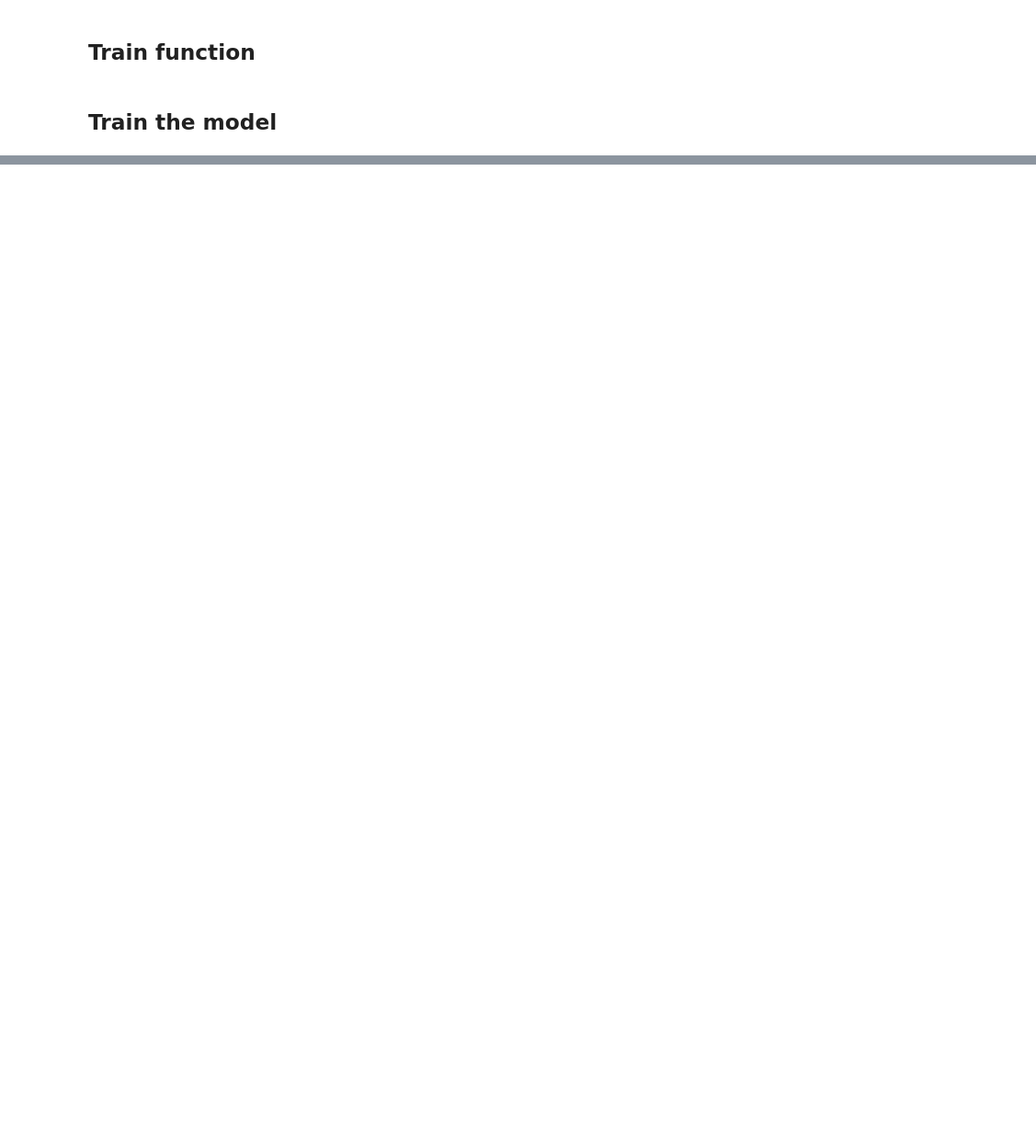
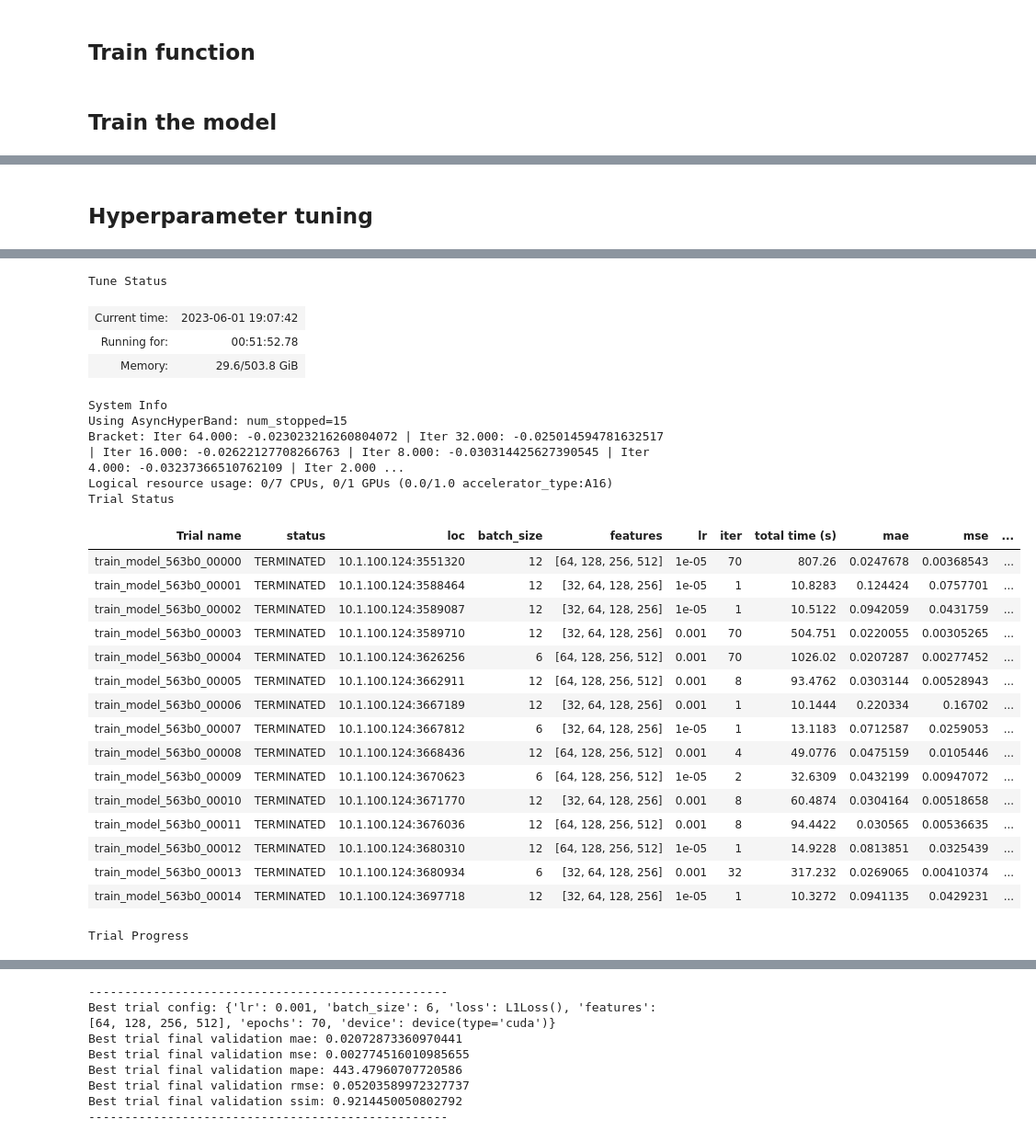
Before and after one commit to JeanlucBittel/WIPRO, a Jupyter notebook: U-Net.ipynb, the cells around one changed output, grey strips where cells are left out. Shown at 92% size. Saved outputs shown, nothing was run; the diff lists cells and outputs as text; code cells hidden in the pictures; blank space fills up the shorter version.

```diff
--- a/U-Net.ipynb
+++ b/U-Net.ipynb
@@ -744,38 +816,45 @@ Val: ['0.05142', '0.04290', '0.04271', '0.04377', '0.04634']
+# %% [markdown]
+## Hyperparameter tuning
 # %%
 def main(num_trials=10, num_epochs=10, cpus_per_trial=1, gpus_per_trial=1):
 
     config = {
-        'lr': tune.loguniform(1e-5, 1e-2),
-        'batch_size': tune.choice([5, 10, 25, 50]),
-        'loss': tune.choice([nn.L1Loss(), nn.MSELoss(), nn.KLDivLoss(), nn.HingeEmbeddingLoss(),
-                             nn.HuberLoss(), nn.SmoothL1Loss(), nn.BCEWithLogitsLoss()]),
-        'features': tune.choice([[32, 64, 128, 256], [64, 128, 256, 512], [128, 256, 512, 1024]]),
+        'lr': tune.choice([1e-5, 1e-3]),
+        'batch_size': tune.choice([6, 12]),
+        'loss': nn.L1Loss(),
+        'features': tune.choice([[32, 64, 128, 256], [64, 128, 256, 512]]),
         'epochs': num_epochs,
         'device': torch.device('cuda' if torch.cuda.is_available() else 'cpu'),
     }
 
     scheduler = ASHAScheduler(
-        metric='loss',
+        metric='mae',
         mode='min',
-        max_t=config['epochs']
-    )
-
-    reporter = CLIReporter(
-        metric_columns=['loss', 'accuracy', 'training_iteration']
+        max_t=config['epochs'],
+        grace_period=1,
+        reduction_factor=2,
     )
 
     result = tune.run(
-        partial(train_model, train_ds=train_ds, val_ds=val_ds, checkpoint_dir=None),
+        partial(train_model, train_ds=train_ds, val_ds=val_ds, log_level=logging.ERROR, tune=True),
         resources_per_trial={'cpu': cpus_per_trial, 'gpu': gpus_per_trial},
         config=config,
         num_samples=num_trials,
-        scheduler=scheduler,
-        progress_reporter=reporter
+        scheduler=scheduler
     )
 
-    best_trial = result.get_best_trial('loss', 'min', 'last')
+    best_trial = result.get_best_trial('mae', 'min')
+    print('-'*50)
     print('Best trial config: {}'.format(best_trial.config))
-    print('Best trial final validation loss: {}'.format(best_trial.last_result['loss']))
-    print('Best trial final validation accuracy: {}'.format(best_trial.last_result['accuracy']))
+    print('Best trial final validation mae: {}'.format(best_trial.last_result['mae']))
+    print('Best trial final validation mse: {}'.format(best_trial.last_result['mse']))
+    print('Best trial final validation mape: {}'.format(best_trial.last_result['mape']))
+    print('Best trial final validation rmse: {}'.format(best_trial.last_result['rmse']))
+    print('Best trial final validation ssim: {}'.format(best_trial.last_result['ssim']))
+    print('-'*50)
+
+    return best_trial
 # %%
-#main(15, 100, 7, 1)
+set_determinism(seed=int(time.time()))
+best_model = main(15, 70, 7, 1)
+# %% [output]
@@ -781,0 +865,26 @@ def main(num_trials=10, num_epochs=10, cpus_per_trial=1, gpus_per_trial=1):
+Tune Status
+| Current time: | 2023-06-01 19:07:42 |
+| Running for: | 00:51:52.78 |
+| Memory: | 29.6/503.8 GiB |
+System Info
+Using AsyncHyperBand: num_stopped=15
+Bracket: Iter 64.000: -0.023023216260804072 | Iter 32.000: -0.025014594781632517 | Iter 16.000: -0.02622127708266763 | Iter 8.000: -0.030314425627390545 | Iter 4.000: -0.03237366510762109 | Iter 2.000 ...
+Logical resource usage: 0/7 CPUs, 0/1 GPUs (0.0/1.0 accelerator_type:A16)
+Trial Status
+| Trial name | status | loc | batch_size | features | lr | iter | total time (s) | mae | mse | ... |
+| train_model_563b0_00000 | TERMINATED | 10.1.100.124:3551320 | 12 | [64, 128, 256, 512] | 1e-05 | 70 | 807.26 | 0.0247678 | 0.00368543 | ... |
+| train_model_563b0_00001 | TERMINATED | 10.1.100.124:3588464 | 12 | [32, 64, 128, 256] | 1e-05 | 1 | 10.8283 | 0.124424 | 0.0757701 | ... |
+| train_model_563b0_00002 | TERMINATED | 10.1.100.124:3589087 | 12 | [32, 64, 128, 256] | 1e-05 | 1 | 10.5122 | 0.0942059 | 0.0431759 | ... |
+| train_model_563b0_00003 | TERMINATED | 10.1.100.124:3589710 | 12 | [32, 64, 128, 256] | 0.001 | 70 | 504.751 | 0.0220055 | 0.00305265 | ... |
+| train_model_563b0_00004 | TERMINATED | 10.1.100.124:3626256 | 6 | [64, 128, 256, 512] | 0.001 | 70 | 1026.02 | 0.0207287 | 0.00277452 | ... |
+| train_model_563b0_00005 | TERMINATED | 10.1.100.124:3662911 | 12 | [64, 128, 256, 512] | 0.001 | 8 | 93.4762 | 0.0303144 | 0.00528943 | ... |
+| train_model_563b0_00006 | TERMINATED | 10.1.100.124:3667189 | 12 | [32, 64, 128, 256] | 0.001 | 1 | 10.1444 | 0.220334 | 0.16702 | ... |
+| train_model_563b0_00007 | TERMINATED | 10.1.100.124:3667812 | 6 | [32, 64, 128, 256] | 1e-05 | 1 | 13.1183 | 0.0712587 | 0.0259053 | ... |
+| train_model_563b0_00008 | TERMINATED | 10.1.100.124:3668436 | 12 | [64, 128, 256, 512] | 0.001 | 4 | 49.0776 | 0.0475159 | 0.0105446 | ... |
+| train_model_563b0_00009 | TERMINATED | 10.1.100.124:3670623 | 6 | [64, 128, 256, 512] | 1e-05 | 2 | 32.6309 | 0.0432199 | 0.00947072 | ... |
+| train_model_563b0_00010 | TERMINATED | 10.1.100.124:3671770 | 12 | [32, 64, 128, 256] | 0.001 | 8 | 60.4874 | 0.0304164 | 0.00518658 | ... |
+| train_model_563b0_00011 | TERMINATED | 10.1.100.124:3676036 | 12 | [64, 128, 256, 512] | 0.001 | 8 | 94.4422 | 0.030565 | 0.00536635 | ... |
+| train_model_563b0_00012 | TERMINATED | 10.1.100.124:3680310 | 12 | [64, 128, 256, 512] | 1e-05 | 1 | 14.9228 | 0.0813851 | 0.0325439 | ... |
+| train_model_563b0_00013 | TERMINATED | 10.1.100.124:3680934 | 6 | [32, 64, 128, 256] | 0.001 | 32 | 317.232 | 0.0269065 | 0.00410374 | ... |
+| train_model_563b0_00014 | TERMINATED | 10.1.100.124:3697718 | 12 | [32, 64, 128, 256] | 1e-05 | 1 | 10.3272 | 0.0941135 | 0.0429231 | ... |
+Trial Progress
@@ -781,0 +908,8 @@ def main(num_trials=10, num_epochs=10, cpus_per_trial=1, gpus_per_trial=1):
+--------------------------------------------------
+Best trial config: {'lr': 0.001, 'batch_size': 6, 'loss': L1Loss(), 'features': [64, 128, 256, 512], 'epochs': 70, 'device': device(type='cuda')}
+Best trial final validation mae: 0.02072873360970441
+Best trial final validation mse: 0.002774516010985655
+Best trial final validation mape: 443.47960707720586
+Best trial final validation rmse: 0.05203589972327737
+Best trial final validation ssim: 0.9214450050802792
+--------------------------------------------------
```
Also changed, not shown: parts of 18 cells of this notebook.
